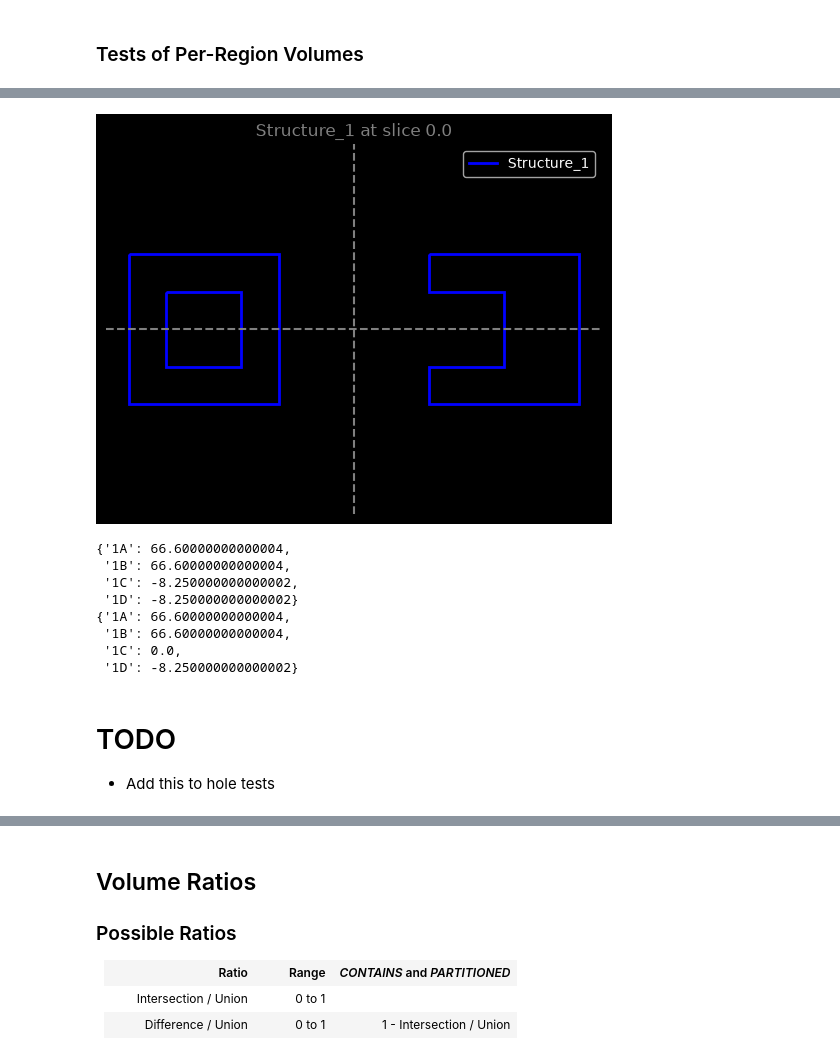
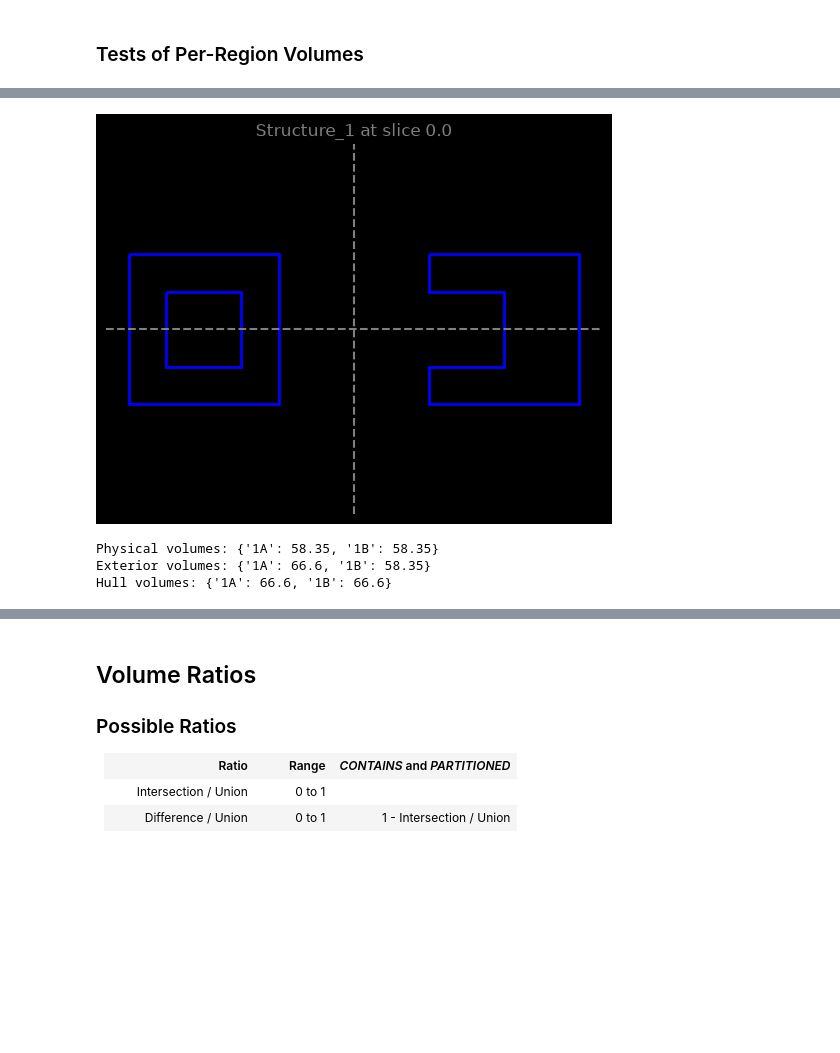
Before and after one commit to GregSal/StructureRelations, a Jupyter notebook: src/notebooks/metrics/StructureVolumeMetricTests.ipynb, the cells around one changed output, grey strips where cells are left out. Saved outputs shown, nothing was run; the diff lists cells and outputs as text; code cells hidden in the pictures; blank space fills up the shorter version.

Commit message:
Fixed bug in calculate_region_volumes so holes are subtracted appropriately before volume calculations are done.  Hole volumes are also calculated independently.

```diff
--- a/src/notebooks/metrics/StructureVolumeMetricTests.ipynb
+++ b/src/notebooks/metrics/StructureVolumeMetricTests.ipynb
@@ -436,43 +428,44 @@ volume calculation.  It will only be called as needed
 # %%
 def two_boxes_example():
     slice_spacing = 0.1
     # Body structure defines slices in use
     # This is required to get the correct boundary slices for the outer cube.
     body = make_vertical_cylinder(roi_num=0, radius=20, length=10, offset_z=0,
                                 spacing=slice_spacing)
     # laterally shifted boxes
     left_cube = make_box(roi_num=1, width=4, offset_x=-4, offset_z=0,
                          spacing=slice_spacing)
     left_cube_centre_hole = make_box(roi_num=1, width=2, offset_x=-4,
                                      offset_z=0, spacing=slice_spacing)
     right_cube = make_box(roi_num=1, width=4, offset_x=4, offset_z=0,
                           spacing=slice_spacing)
     right_cube_open_hole = make_box(roi_num=1, width=2, offset_x=3,
                                     offset_y=0, spacing=slice_spacing)
 
     # Combine the contours
     slice_data = left_cube + left_cube_centre_hole + right_cube + right_cube_open_hole + body
     return slice_data
 
 slice_data = two_boxes_example()
-structures = StructureSet(slice_data, logging_enabled=False)
+structures = StructureSet(slice_data, logging_enabled=False, tolerance=0.01)
 structure_1 = structures.structures[1]
-plot_roi_slice(structures, 0.0, [1], add_axis= True)
-pprint(structure_1.calculate_region_volumes())
-pprint(structure_1.calculate_region_volumes(volume_type='Exterior'))
-
+plot_roi_slice(structures, 0.0, [1], add_axis= True, show_legend=False)
+physical_volume = structure_1.calculate_region_volumes(
+    volume_type="Physical",
+    tolerance=structures.tolerance)
+exterior_volume = structure_1.calculate_region_volumes(
+    volume_type="Exterior",
+    tolerance=structures.tolerance)
+hull_volume = structure_1.calculate_region_volumes(
+    volume_type="Hull",
+    tolerance=structures.tolerance)
+print(f'Physical volumes: {physical_volume}')
+print(f'Exterior volumes: {exterior_volume}')
+print(f'Hull volumes: {hull_volume}')
 a = structure_1.contour_lookup
-print(a[a.loc[:, 'SliceIndex'] == 0][['RegionIndex', 'HoleType','Label']])
+#print(a[a.loc[:, 'SliceIndex'] == 0][['RegionIndex', 'HoleType','Label']])
 # %% [output]
-[figure, old version]
+[figure, new version]
-{'1A': 66.60000000000004,
- '1B': 66.60000000000004,
- '1C': -8.250000000000002,
- '1D': -8.250000000000002}
-{'1A': 66.60000000000004,
- '1B': 66.60000000000004,
- '1C': 0.0,
- '1D': -8.250000000000002}
+Physical volumes: {'1A': 58.35, '1B': 58.35}
+Exterior volumes: {'1A': 66.6, '1B': 58.35}
+Hull volumes: {'1A': 66.6, '1B': 66.6}
-# %% [markdown]
-# TODO
-- Add this to hole tests
```
Also changed, not shown: parts of 4 cells of this notebook, 2 other files.
